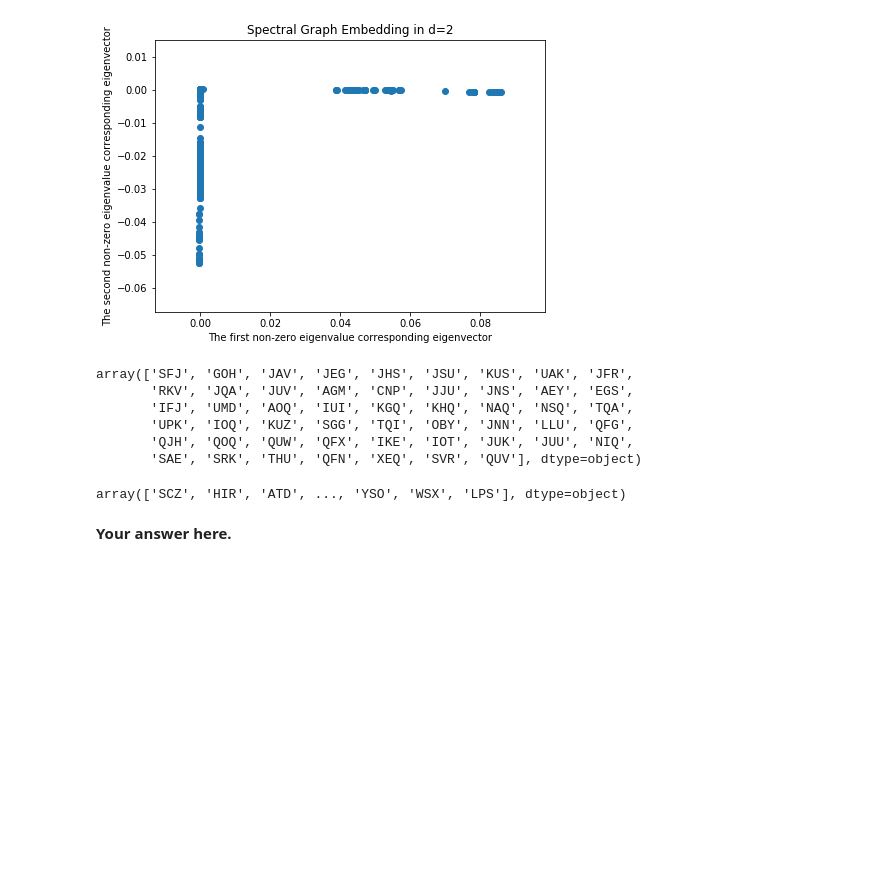
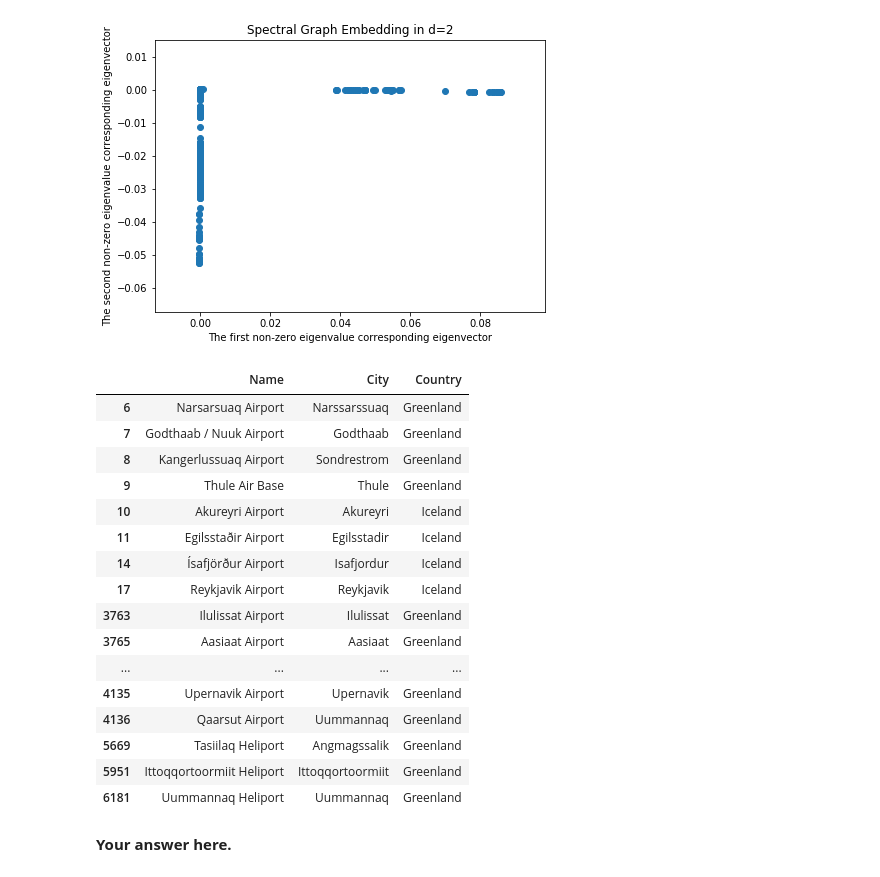
Before and after one commit to ownzonefeng/ntds_groupwork, a Jupyter notebook: Milestone3/3_spectral_graph_theory.ipynb, the cells around one changed output. Saved outputs shown, nothing was run; the diff lists cells and outputs as text; code cells hidden in the pictures; blank space fills up the shorter version.

```diff
--- a/Milestone3/3_spectral_graph_theory.ipynb
+++ b/Milestone3/3_spectral_graph_theory.ipynb
@@ -301,21 +301,30 @@ ax0.scatter(Z_n[:,0], Z_n[:,1]) # renormalize
 # %% [output]
 <matplotlib.collections.PathCollection at 0x...>
 [figure]
-# %%
-cluster1 = np.where(Z[:, 0]>0.02)
-port_name[cluster1]
-# %% [output]
-array(['SFJ', 'GOH', 'JAV', 'JEG', 'JHS', 'JSU', 'KUS', 'UAK', 'JFR',
-       'RKV', 'JQA', 'JUV', 'AGM', 'CNP', 'JJU', 'JNS', 'AEY', 'EGS',
-       'IFJ', 'UMD', 'AOQ', 'IUI', 'KGQ', 'KHQ', 'NAQ', 'NSQ', 'TQA',
-       'UPK', 'IOQ', 'KUZ', 'SGG', 'TQI', 'OBY', 'JNN', 'LLU', 'QFG',
-       'QJH', 'QOQ', 'QUW', 'QFX', 'IKE', 'IOT', 'JUK', 'JUU', 'NIQ',
-       'SAE', 'SRK', 'THU', 'QFN', 'XEQ', 'SVR', 'QUV'], dtype=object)
-# %%
-cluster2 = np.where(Z[:, 0]<0.02)
-port_name[cluster2]
-# %% [output]
-array(['SCZ', 'HIR', 'ATD', ..., 'YSO', 'WSX', 'LPS'], dtype=object)
+# %%
+airports = pd.read_csv("airports.txt",names = ['Airport_ID','Name','City','Country','IATA','ICAO','Latitude','Longitude',
+                                               'Altitude','Timezone','DST','TZ database','Type','Source'])
+cluster1 = np.where(Z[:, 0]>0.02)
+pn = port_name[cluster1]
+airports[['Name', 'City', 'Country']].loc[airports.IATA.isin(pn)]
+# %% [output]
+|  | Name | City | Country |
+| 6 | Narsarsuaq Airport | Narssarssuaq | Greenland |
+| 7 | Godthaab / Nuuk Airport | Godthaab | Greenland |
+| 8 | Kangerlussuaq Airport | Sondrestrom | Greenland |
+| 9 | Thule Air Base | Thule | Greenland |
+| 10 | Akureyri Airport | Akureyri | Iceland |
+| 11 | Egilsstaðir Airport | Egilsstadir | Iceland |
+| 14 | Ísafjörður Airport | Isafjordur | Iceland |
+| 17 | Reykjavik Airport | Reykjavik | Iceland |
+| 3763 | Ilulissat Airport | Ilulissat | Greenland |
+| 3765 | Aasiaat Airport | Aasiaat | Greenland |
+| ... | ... | ... | ... |
+| 4135 | Upernavik Airport | Upernavik | Greenland |
+| 4136 | Qaarsut Airport | Uummannaq | Greenland |
+| 5669 | Tasiilaq Heliport | Angmagssalik | Greenland |
+| 5951 | Ittoqqortoormiit Heliport | Ittoqqortoormiit | Greenland |
+| 6181 | Uummannaq Heliport | Uummannaq | Greenland |
 # %% [markdown]
 **Your answer here.**
 # %% [markdown]
```
Also changed, not shown: parts of 17 cells of this notebook.
